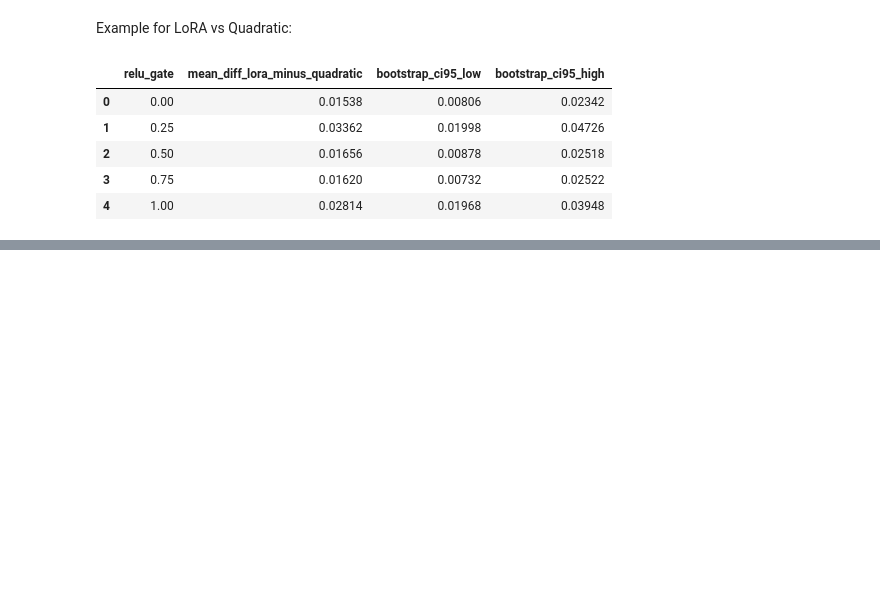
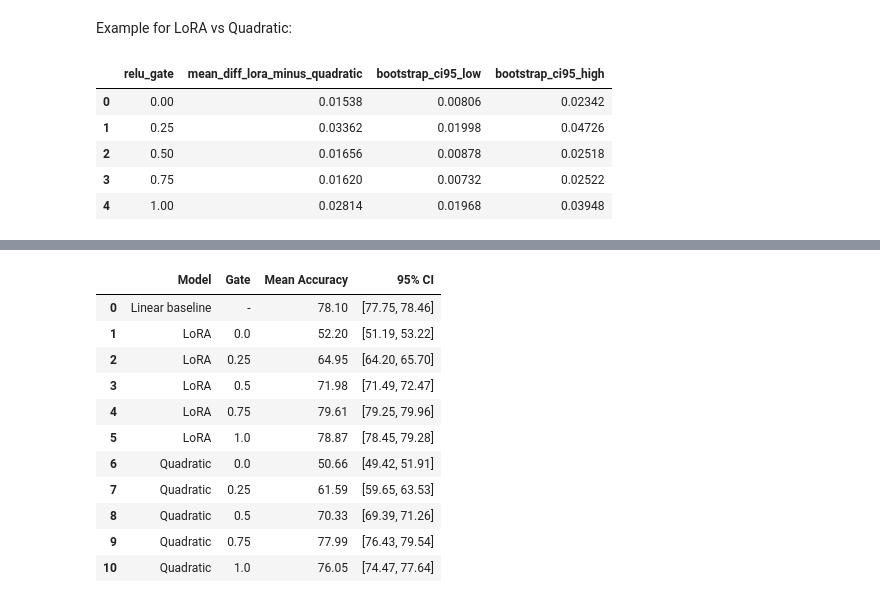
Before and after one commit to DavidBorgbjergMadsby/Quadratic-Neurons-vs.-ReLU-How-Much-Nonlinearity-Is-Enough, a Jupyter notebook: David_trials/Experiment_A/Statistics/Experiment_A_Stats.ipynb, the cells around one changed output, grey strips where cells are left out. Cells and saved outputs as stored; diff of their text form; code cells hidden in the pictures; blank space fills up the shorter version.

```diff
--- a/David_trials/Experiment_A/Statistics/Experiment_A_Stats.ipynb
+++ b/David_trials/Experiment_A/Statistics/Experiment_A_Stats.ipynb
@@ -709,0 +940,30 @@ bootstrap_lora_vs_quadratic
+# %%
+summary_table_display = summary_table.copy()
+
+summary_table_display["95% CI"] = summary_table_display.apply(
+    lambda row: f"[{row['CI Lower']:.2f}, {row['CI Upper']:.2f}]",
+    axis=1
+)
+
+summary_table_display["Gate"] = summary_table_display["Gate"].fillna("-")
+
+summary_table_display = summary_table_display[
+    ["Model", "Gate", "Mean Accuracy", "95% CI"]
+]
+
+summary_table_display["Mean Accuracy"] = summary_table_display["Mean Accuracy"].round(2)
+
+summary_table_display
+# %% [output]
+|  | Model | Gate | Mean Accuracy | 95% CI |
+| 0 | Linear baseline | - | 78.10 | [77.75, 78.46] |
+| 1 | LoRA | 0.0 | 52.20 | [51.19, 53.22] |
+| 2 | LoRA | 0.25 | 64.95 | [64.20, 65.70] |
+| 3 | LoRA | 0.5 | 71.98 | [71.49, 72.47] |
+| 4 | LoRA | 0.75 | 79.61 | [79.25, 79.96] |
+| 5 | LoRA | 1.0 | 78.87 | [78.45, 79.28] |
+| 6 | Quadratic | 0.0 | 50.66 | [49.42, 51.91] |
+| 7 | Quadratic | 0.25 | 61.59 | [59.65, 63.53] |
+| 8 | Quadratic | 0.5 | 70.33 | [69.39, 71.26] |
+| 9 | Quadratic | 0.75 | 77.99 | [76.43, 79.54] |
+| 10 | Quadratic | 1.0 | 76.05 | [74.47, 77.64] |
```
Also changed, not shown: parts of 16 cells of this notebook.
